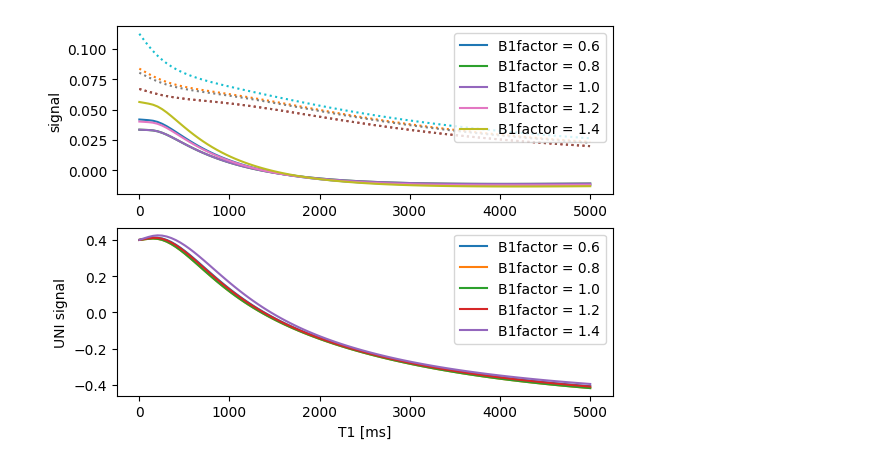
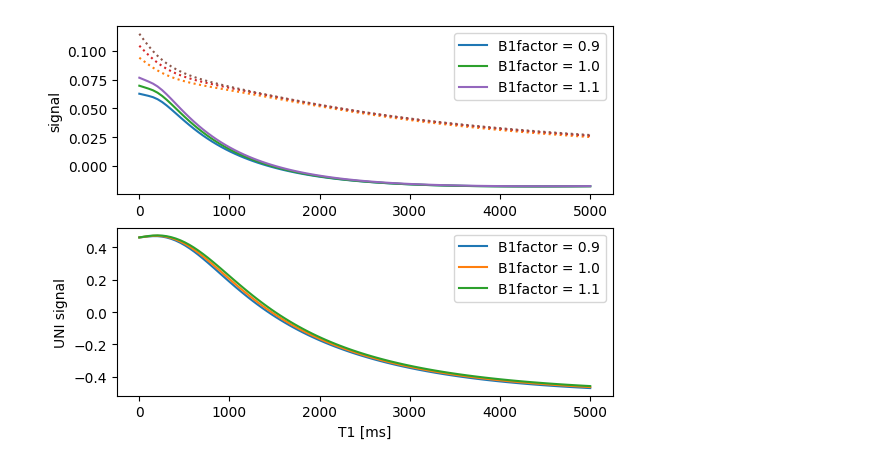
Before and after one commit to dabosch/MRI-Helpers, a Jupyter notebook: sim_MP2RAGE.ipynb, the cells around one changed output. Drawn from its saved outputs; the diff is of its cells as text; code cells hidden in the pictures.

```diff
--- a/sim_MP2RAGE.ipynb
+++ b/sim_MP2RAGE.ipynb
@@ -43,7 +43,7 @@ def singleTR(Mz,param):
     N1 = int(param['N']/2)
     N2 = param['N'] - N1
     #plt.plot(param['T1'],Mz,label="fresh")
-    Mz = invert(Mz)
+    Mz = invert(Mz,eff=invEff)
     #plt.plot(param['T1'],Mz,label="invert")
     Mz = relax(Mz,param['T1'],TI1fill)
     # plt.plot(param['T1'],Mz,label="before sig1")
@@ -71,39 +71,41 @@ def runParameters(param):
 # %%
 param = dict()
 param['TI1'] = 900
 param['TI2'] = 4500
 param['FA1'] = 4
-param['FA2'] = 8
-param['TR0'] = 8000
+param['FA2'] = 6
+param['TR0'] = 8800
 param['TR1'] = 6.5
 param['T1'] = np.linspace(1,5000,100)
 param['N'] = 224
 
-B1fac = [0.6,0.8,1.0,1.2,1.4]
+B1fac = [0.8,0.9,1.0,1.1,1.2]
+B1fac = [0.9,1.0,1.1]
+# B1fac = [0.8,1.0,1.4,1.6,1.8]
 
 plt.figure()
+ax1 = plt.subplot(2,1,1)
+ax2 = plt.subplot(2,1,2)
 for b1 in B1fac:
-    myParam = param
+    myParam = dict(param)
     myParam['FA1'] = param['FA1'] * b1
     myParam['FA2'] = param['FA2'] * b1
     sig1,sig2,Mz = runParameters(myParam)
-    plt.subplot(2,1,1)
-    plt.plot(param['T1'],sig1,label=f'B1factor = {b1}')
-    plt.plot(param['T1'],sig2,':')
+    ax1.plot(param['T1'],sig1,label=f'B1factor = {b1}')
+    ax1.plot(param['T1'],sig2,':')
     uni = (sig1 * sig2) / (abs(sig1)**2 + abs(sig2)**2)
-    plt.subplot(2,1,2)
-    plt.plot(param['T1'],uni,label=f'B1factor = {b1}')
-plt.subplot(2,1,1)
-plt.ylabel("signal")
-plt.legend()
+    ax2.plot(param['T1'],uni,label=f'B1factor = {b1}')
+# plt.subplot(2,1,1)
+ax1.set_ylabel("signal")
+ax1.legend()
 
-plt.subplot(2,1,2)
-plt.xlabel("T1 [ms]")
-plt.ylabel("UNI signal")
-plt.legend()
+# plt.subplot(2,1,2)
+ax2.set_xlabel("T1 [ms]")
+ax2.set_ylabel("UNI signal")
+ax2.legend()
 plt.show()
 # %% [output]
-[figure, old version]
+[figure, new version]
 # %%
 invEff = [1.0,0.95,0.9,0.85,0.8]
 plt.figure()
```
Also changed, not shown: parts of 8 cells of this notebook.
